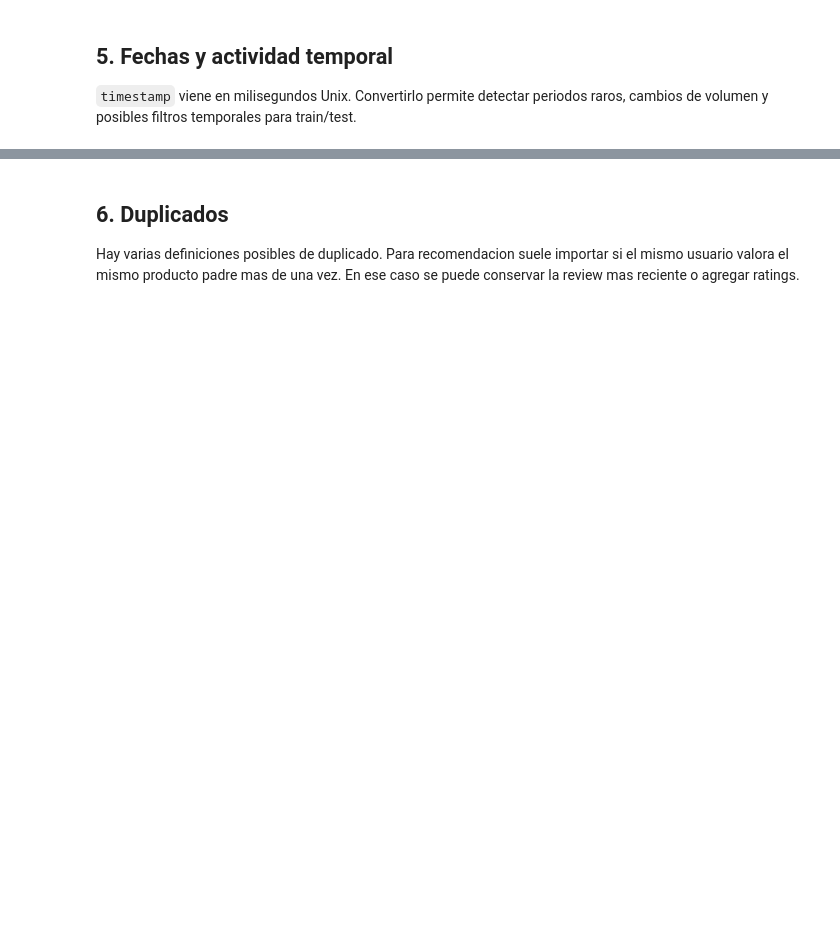
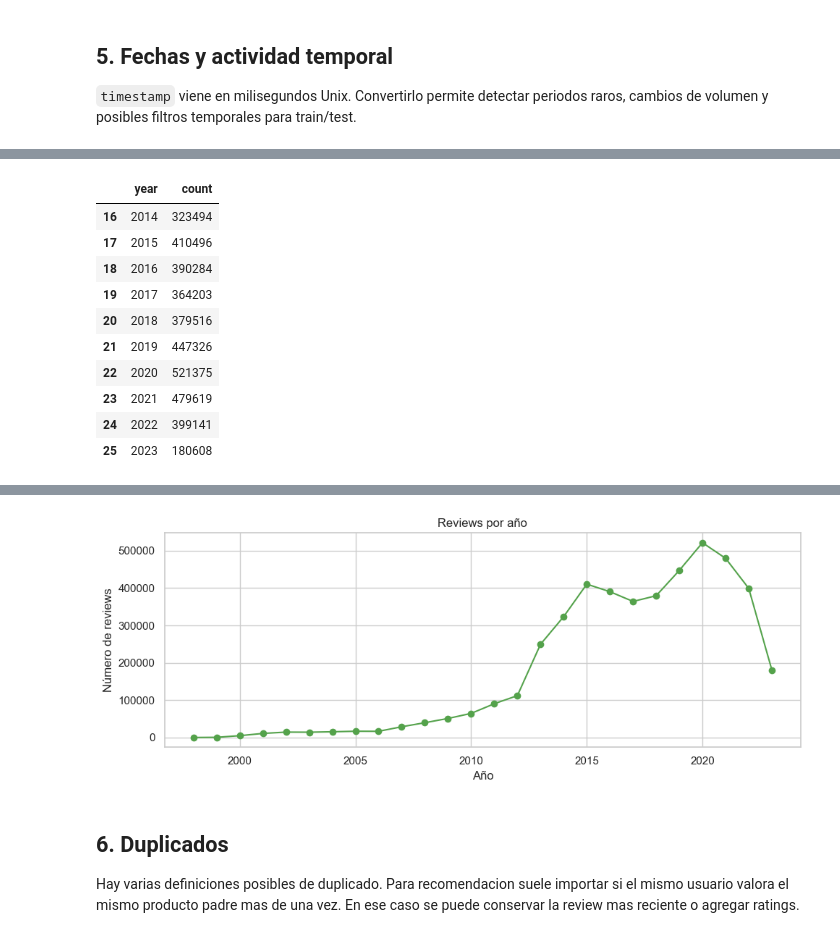
Before and after one commit to asierboveda/amazon-recsys, a Jupyter notebook: notebooks/01_data_exploration.ipynb, the cells around one changed output, grey strips where cells are left out. Saved outputs shown, nothing was run; the diff lists cells and outputs as text; code cells hidden in the pictures; blank space fills up the shorter version.

```diff
--- a/notebooks/01_data_exploration.ipynb
+++ b/notebooks/01_data_exploration.ipynb
@@ -45,8 +45,16 @@ PROJECT_ROOT, RAW_DATA_PATH
 # %%
+import os
+
+# 1. Fix de red
+os.environ["SPARK_LOCAL_IP"] = "127.0.0.1"
+
+# 2. Inicializamos Spark con los seguros activados
 spark = (
     SparkSession.builder
     .appName("amazon-recsys-data-exploration")
     .master("local[4]")
+    .config("spark.driver.host", "127.0.0.1")
+    .config("spark.driver.bindAddress", "127.0.0.1")
     .config("spark.sql.execution.arrow.pyspark.enabled", "false")
     .config("spark.sql.parquet.enableVectorizedReader", "false")
     .config("spark.sql.shuffle.partitions", "8")
@@ -246,10 +283,11 @@ reviews_by_year = (
 )
 
 plt.figure(figsize=(10, 4))
-sns.lineplot(data=reviews_by_year, x="year", y="count", marker="o", color="#54A24B")
-plt.xlabel("Ano")
-plt.ylabel("Numero de reviews")
-plt.title("Reviews por ano")
+plt.plot(reviews_by_year["year"], reviews_by_year["count"], marker="o", color="#54A24B")
+plt.xlabel("Año")
+plt.ylabel("Número de reviews")
+plt.title("Reviews por año")
 plt.tight_layout()
 
 reviews_by_year.tail(10)
+# %% [output]
@@ -255,0 +295,11 @@ reviews_by_year.tail(10)
+|  | year | count |
+| 16 | 2014 | 323494 |
+| 17 | 2015 | 410496 |
+| 18 | 2016 | 390284 |
+| 19 | 2017 | 364203 |
+| 20 | 2018 | 379516 |
+| 21 | 2019 | 447326 |
+| 22 | 2020 | 521375 |
+| 23 | 2021 | 479619 |
+| 24 | 2022 | 399141 |
+| 25 | 2023 | 180608 |
@@ -256,3 +307,4 @@ reviews_by_year.tail(10)
+[figure, added]
 # %% [markdown]
 ## 6. Duplicados
 
```
Also changed, not shown: parts of 23 cells of this notebook, 1 other file.
